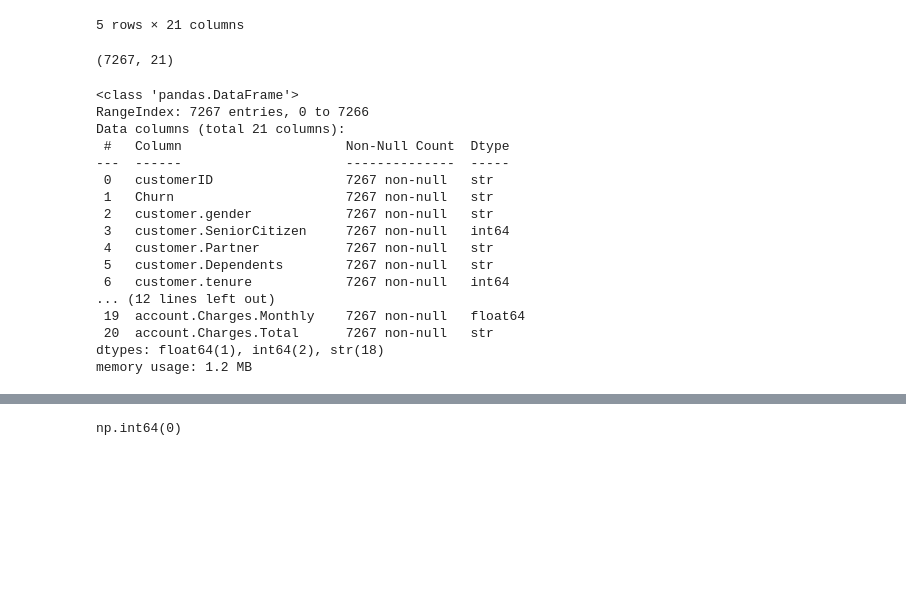
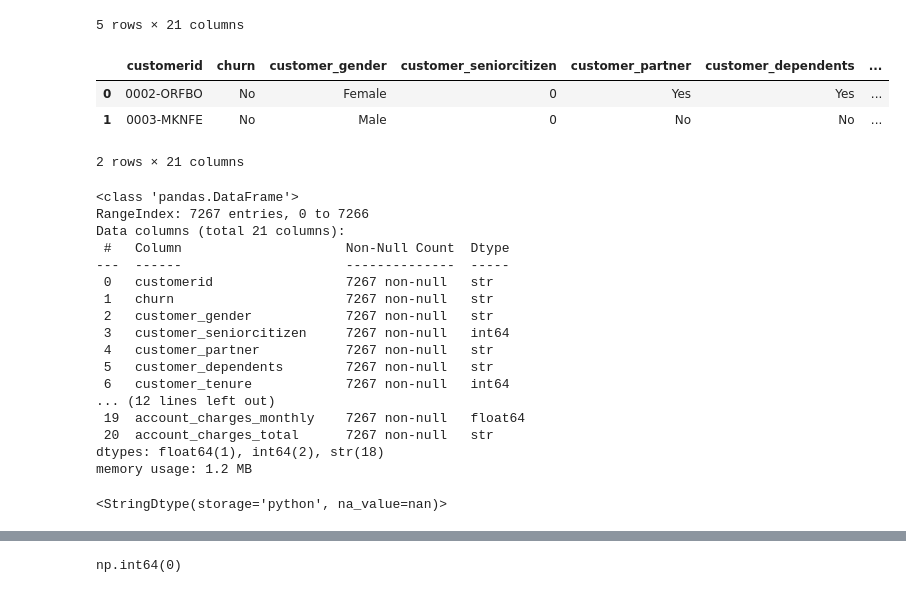
Before and after one commit to AndreaCisneros/challenge-telecomx, a Jupyter notebook: TelecomX.ipynb, the cells around one changed output, grey strips where cells are left out. Saved outputs shown, nothing was run; the diff lists cells and outputs as text; code cells hidden in the pictures; blank space fills up the shorter version.

```diff
--- a/TelecomX.ipynb
+++ b/TelecomX.ipynb
@@ -47,27 +53,38 @@ data.tail()
 | 7265 | 9993-LHIEB | No | Male | 0 | Yes | Yes | ... |
 | 7266 | 9995-HOTOH | No | Male | 0 | Yes | Yes | ... |
 5 rows × 21 columns
-# %%
-data.shape
-# %% [output]
-(7267, 21)
-# %%
-data.info()
-# %% [output]
-<class 'pandas.DataFrame'>
-RangeIndex: 7267 entries, 0 to 7266
-Data columns (total 21 columns):
- #   Column                     Non-Null Count  Dtype
----  ------                     --------------  -----
- 0   customerID                 7267 non-null   str
- 1   Churn                      7267 non-null   str
- 2   customer.gender            7267 non-null   str
- 3   customer.SeniorCitizen     7267 non-null   int64
- 4   customer.Partner           7267 non-null   str
- 5   customer.Dependents        7267 non-null   str
- 6   customer.tenure            7267 non-null   int64
-... (12 lines left out)
- 19  account.Charges.Monthly    7267 non-null   float64
- 20  account.Charges.Total      7267 non-null   str
-dtypes: float64(1), int64(2), str(18)
-memory usage: 1.2 MB
+# %%
+# Unifica los nombres de las columnas a todo en minúsculas y cambia '.' por '_'
+data.columns = data.columns.str.lower().str.replace('.', '_')
+data.head(2)
+# %% [output]
+|  | customerid | churn | customer_gender | customer_seniorcitizen | customer_partner | customer_dependents | ... |
+| 0 | 0002-ORFBO | No | Female | 0 | Yes | Yes | ... |
+| 1 | 0003-MKNFE | No | Male | 0 | No | No | ... |
+2 rows × 21 columns
+# %%
+data.info()
+# Ojo, cambiar el tipo de dato de la columna 'account_charges_total' a numérico para poder realizar análisis posteriores
+# %% [output]
+<class 'pandas.DataFrame'>
+RangeIndex: 7267 entries, 0 to 7266
+Data columns (total 21 columns):
+ #   Column                     Non-Null Count  Dtype
+---  ------                     --------------  -----
+ 0   customerid                 7267 non-null   str
+ 1   churn                      7267 non-null   str
+ 2   customer_gender            7267 non-null   str
+ 3   customer_seniorcitizen     7267 non-null   int64
+ 4   customer_partner           7267 non-null   str
+ 5   customer_dependents        7267 non-null   str
+ 6   customer_tenure            7267 non-null   int64
+... (12 lines left out)
+ 19  account_charges_monthly    7267 non-null   float64
+ 20  account_charges_total      7267 non-null   str
+dtypes: float64(1), int64(2), str(18)
+memory usage: 1.2 MB
+# %%
+#Verificar el tipo de datos de la columna 'account_charges_total'
+data['account_charges_total'].dtype
+# %% [output]
+<StringDtype(storage='python', na_value=nan)>
```
Also changed, not shown: parts of 31 cells of this notebook.
